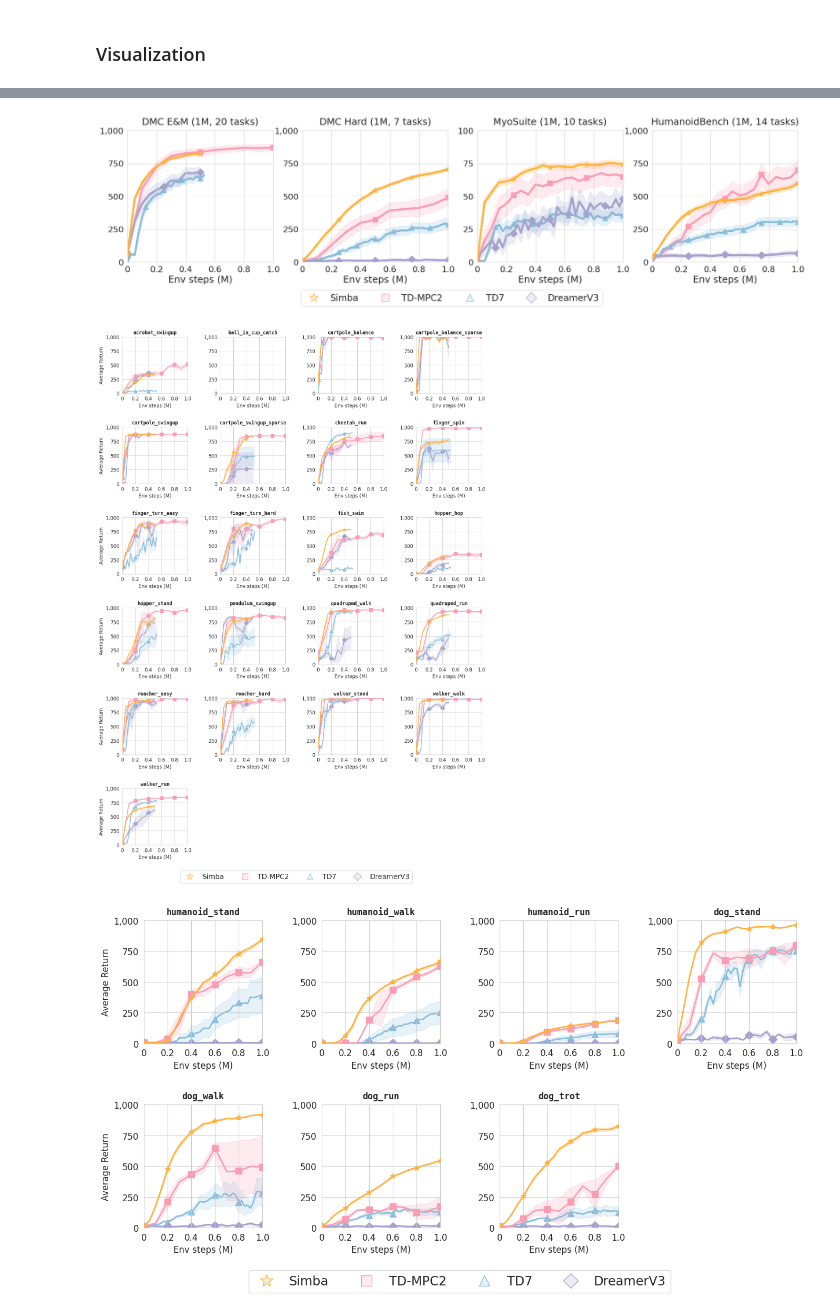
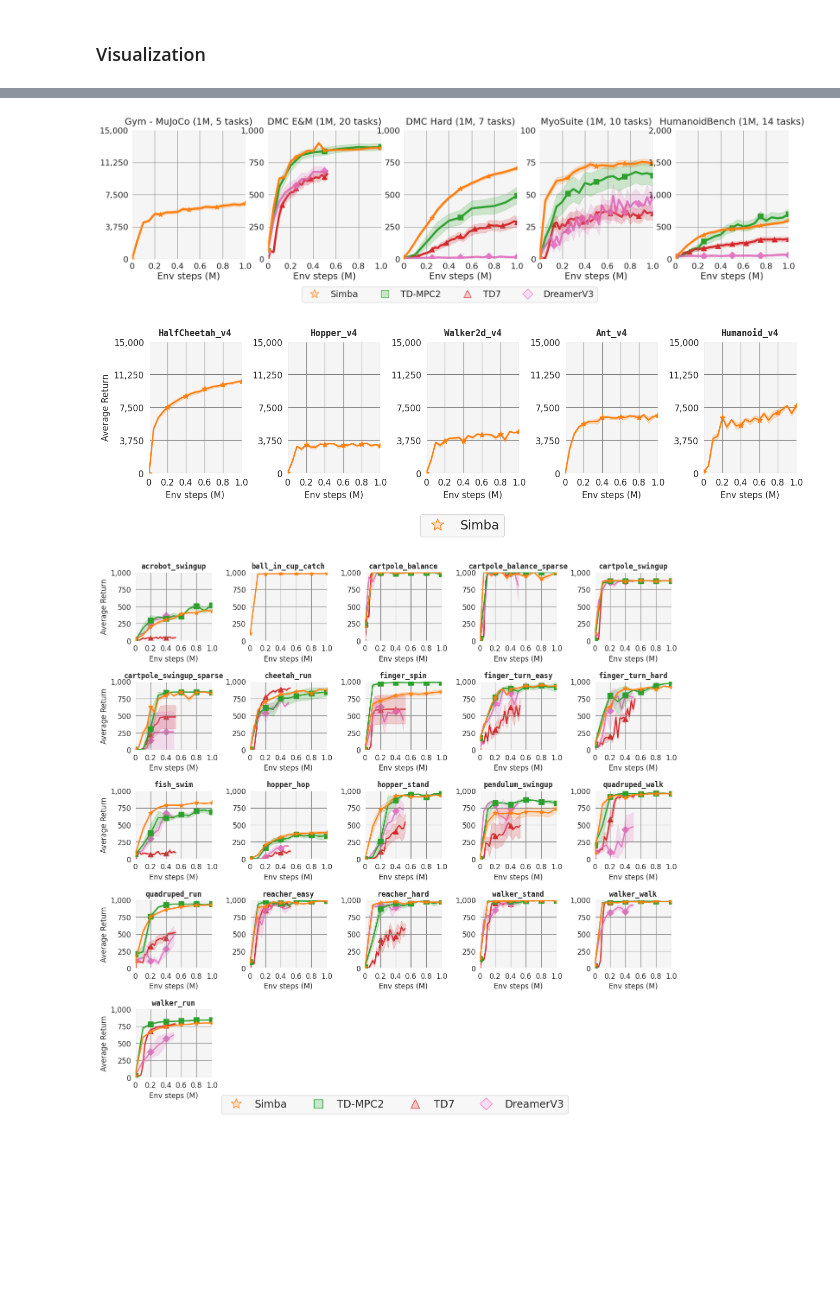
Before and after one commit to dojeon-ai/SimbaV2, a Jupyter notebook: analysis/figure/benchmark_curve.ipynb, the cells around one changed output, grey strips where cells are left out. Saved outputs shown, nothing was run; the diff lists cells and outputs as text; code cells hidden in the pictures; blank space fills up the shorter version.

Commit message:
add mujoco & dmc 1m simba curve

```diff
--- a/analysis/figure/benchmark_curve.ipynb
+++ b/analysis/figure/benchmark_curve.ipynb
@@ -17,6 +27,6 @@ from color import METHOD_COLORS, METHOD_BOUNDARY_COLORS
 # %%
 td7_eval_df = pd.read_csv('../../results/td7.csv', index_col=0)
-sac_simba_eval_df = pd.read_csv('../../results/sac_simba.csv', index_col=0)
+sac_simba_eval_df = pd.read_csv('../../results/1219_sac_simba_1m.csv', index_col=0) # pd.read_csv('../../results/sac_simba.csv', index_col=0)
 tdmpc2_eval_df = pd.read_csv('../../results/tdmpc2.csv', index_col=0)
 dreamerv3_eval_df = pd.read_csv('../../results/dreamerv3.csv', index_col=0)
 # %%
@@ -360,6 +358,7 @@ def plot_multiple_environment_metrics(
     # Adjust layout and display
     plt.savefig("all_learning_curve.png",bbox_inches='tight')
 # %%
+mujoco_eval_df = eval_df[eval_df['env_name'].isin(MUJOCO_ALL)]
 dmc_easy_medium_eval_df = eval_df[eval_df['env_name'].isin(DMC_EASY_MEDIUM)]
 dmc_hard_eval_df = eval_df[eval_df['env_name'].isin(DMC_HARD)]
 myo_eval_df = eval_df[eval_df['env_name'].isin(MYOSUITE_TASKS)]
@@ -367,16 +366,17 @@ hb_eval_df = eval_df[eval_df['env_name'].isin(HB_LOCOMOTION_NOHAND)]
 hb_eval_df = normalize_values(hb_eval_df, HB_SUCCESS_SCORE)
 
 plot_multiple_environment_metrics(
-    env_dfs=[dmc_easy_medium_eval_df, dmc_hard_eval_df, myo_eval_df, hb_eval_df],
-    env_names=["DMC Easy-Medium", "DMC Hard", "MyoSuite", "HumanoidBench"],
-    metrics=["avg_return", "avg_return", "avg_success", "avg_return"],
+    env_dfs=[mujoco_eval_df, dmc_easy_medium_eval_df, dmc_hard_eval_df, myo_eval_df, hb_eval_df],
+    env_names=["Gym - MuJoCo", "DMC Easy-Medium", "DMC Hard", "MyoSuite", "HumanoidBench"],
+    metrics=["avg_return", "avg_return", "avg_return", "avg_success", "avg_return"],
     colors=colors,
-    x_lim_mins=[0, 0, 0, 0],
-    x_lim_maxs=[1.0e6, 1.0e6, 1.0e6, 1.0e6],
-    y_lim_mins=[0, 0, 0, 0],
-    y_lim_maxs=[1000, 1000, 100, 1000],
+    x_lim_mins=[0, 0, 0, 0, 0],
+    x_lim_maxs=[1.0e6, 1.0e6, 1.0e6, 1.0e6, 1.0e6],
+    y_lim_mins=[0, 0, 0, 0, 0],
+    y_lim_maxs=[15000, 1000, 1000, 100, 2000],
     y_labels=["Average Return", "Success Rate"],
     custom_titles=[
+        "Gym - MuJoCo (1M, 5 tasks)",
         "DMC E&M (1M, 20 tasks)",
         "DMC Hard (1M, 7 tasks)",
         "MyoSuite (1M, 10 tasks)",
@@ -388,7 +388,7 @@ plot_multiple_environment_metrics(
     plot_height= 4.8,
 )
 # %% [output]
-[figure, old version]
+[figure, new version]
 # %%
 def plot_environment_metrics_per_env(
     env_dfs,
@@ -426,7 +426,10 @@ def plot_environment_metrics_per_env(
         ncols = min(num_plots_per_row, num_plots)
         nrows = (num_plots + ncols - 1) // ncols  # Calculate number of rows needed
         num_removes = ncols * nrows - num_plots
-        sns.set_style('whitegrid')
+
+        # Set up the figure
+        sns.set_style('darkgrid', {"axes.facecolor": "whitesmoke", "grid.color": "gray"})
+        # sns.set_style('whitegrid')
 
         fig, axs = plt.subplots(nrows=nrows, ncols=ncols, figsize=(plot_width, plot_height), squeeze=False)
         fig.subplots_adjust(hspace=hspace, wspace=wspace)
@@ -554,31 +557,32 @@ def plot_environment_metrics_per_env(
         # Adjust layout and display
         plt.savefig(f"{env_name}_learning_curve.png",bbox_inches='tight')
 # %%
+mujoco_eval_df = eval_df[eval_df['env_name'].isin(MUJOCO_ALL)]
 dmc_easy_medium_eval_df = eval_df[eval_df['env_name'].isin(DMC_EASY_MEDIUM)]
 dmc_hard_eval_df = eval_df[eval_df['env_name'].isin(DMC_HARD)]
 myo_eval_df = eval_df[eval_df['env_name'].isin(MYOSUITE_TASKS)]
 hb_eval_df = eval_df[eval_df['env_name'].isin(HB_LOCOMOTION_NOHAND)]
 hb_eval_df = normalize_values(hb_eval_df, HB_SUCCESS_SCORE)
 
 plot_environment_metrics_per_env(
-    env_dfs=[dmc_easy_medium_eval_df, dmc_hard_eval_df, myo_eval_df, hb_eval_df],
-    env_names=["DMC Easy-Medium", "DMC Hard", "MyoSuite", "HumanoidBench"],
-    env_dicts=[DMC_EASY_MEDIUM, DMC_HARD, MYOSUITE_TASKS, HB_LOCOMOTION_NOHAND],
-    metrics=["avg_return", "avg_return", "avg_success", "avg_return"],
+    env_dfs=[mujoco_eval_df, dmc_easy_medium_eval_df, dmc_hard_eval_df, myo_eval_df, hb_eval_df],
+    env_names=["Gym - MuJoCo", "DMC Easy-Medium", "DMC Hard", "MyoSuite", "HumanoidBench"],
+    env_dicts=[MUJOCO_ALL, DMC_EASY_MEDIUM, DMC_HARD, MYOSUITE_TASKS, HB_LOCOMOTION_NOHAND],
+    metrics=["avg_return", "avg_return", "avg_return", "avg_success", "avg_return"],
     colors=colors,
-    x_lim_mins=[0, 0, 0, 0],
-    x_lim_maxs=[1.0e6, 1.0e6, 1.0e6, 1.0e6],
-    y_lim_mins=[0, 0, 0, 0],
-    y_lim_maxs=[1000, 1000, 100, 1000],
-    y_labels=["Average Return", "Average Return", "Success Rate", "Average Return"],
+    x_lim_mins=[0, 0, 0, 0, 0],
+    x_lim_maxs=[1.0e6, 1.0e6, 1.0e6, 1.0e6, 1.0e6],
+    y_lim_mins=[0, 0, 0, 0, 0],
+    y_lim_maxs=[15000, 1000, 1000, 100, 2000],
+    y_labels=["Average Return", "Average Return", "Average Return", "Success Rate", "Average Return"],
     line_width=2.0,
-    num_plots_per_row=4,
-    plot_widths=[16.0, 16.0, 16.0, 16.0],
-    plot_heights=[24.0, 8.0, 12.0, 16.0],
-    plot_hspaces=[0.6, 0.5, 0.5, 0.5],
-    plot_wspaces=[0.5, 0.5, 0.5, 0.5],
-    legend_bbox_to_anchors=[(0.5, 0.09), (0.5, -0.02), (0.5, 0.04), (0.5, 0.06)]
+    num_plots_per_row=5,
+    plot_widths=[16.0, 16.0, 16.0, 16.0, 16.0],
+    plot_heights=[3.44, 16.0, 4.8, 4.8, 9.6],
+    plot_hspaces=[0.6, 0.6, 0.7, 0.7, 0.5],
+    plot_wspaces=[0.5, 0.5, 0.5, 0.5, 0.5],
+    legend_bbox_to_anchors=[(0.5, -0.24), (0.5, 0.09), (0.5, -0.12), (0.5, -0.12), (0.5, 0.02)]
 )
 # %% [output]
-[figure, old version]
+[figure, new version]
-[figure, old version]
+[figure, new version]
```
Also changed, not shown: parts of 8 cells of this notebook, 6 other files.
